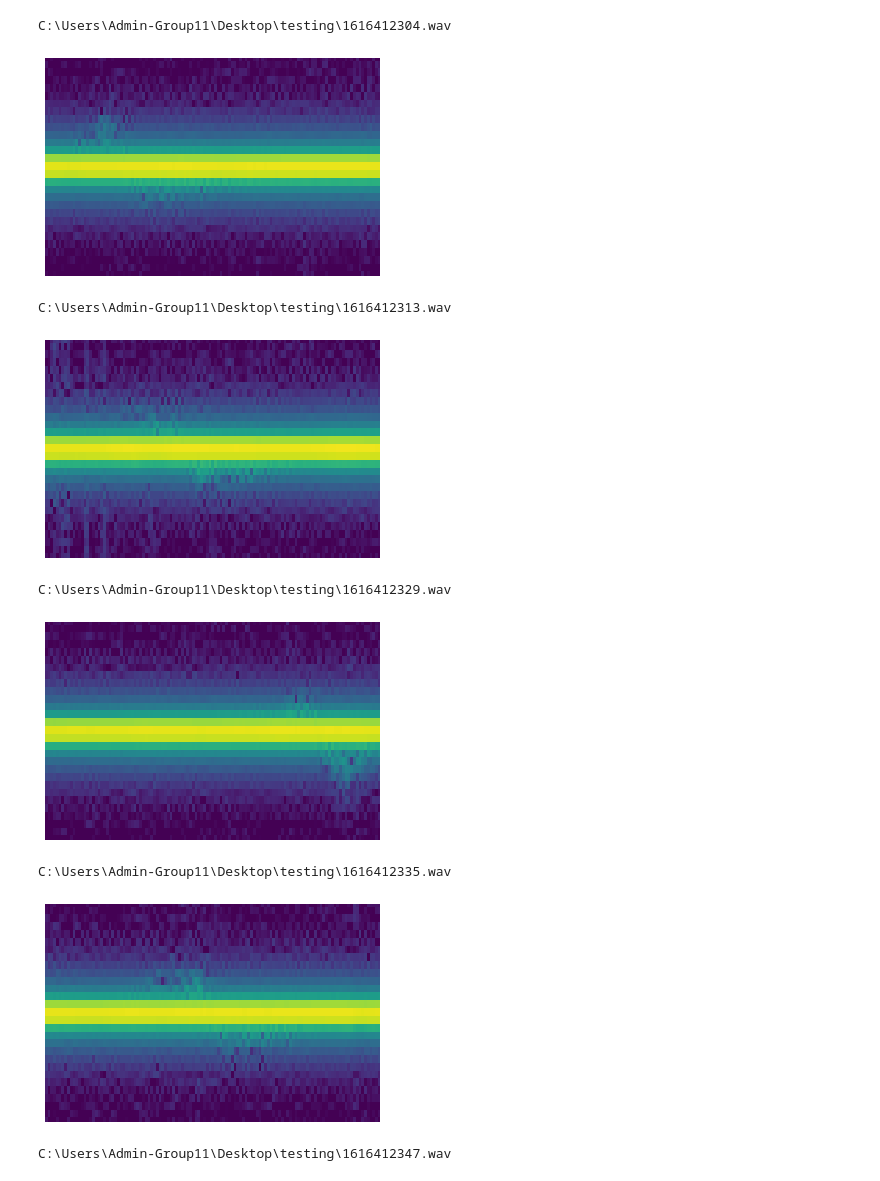
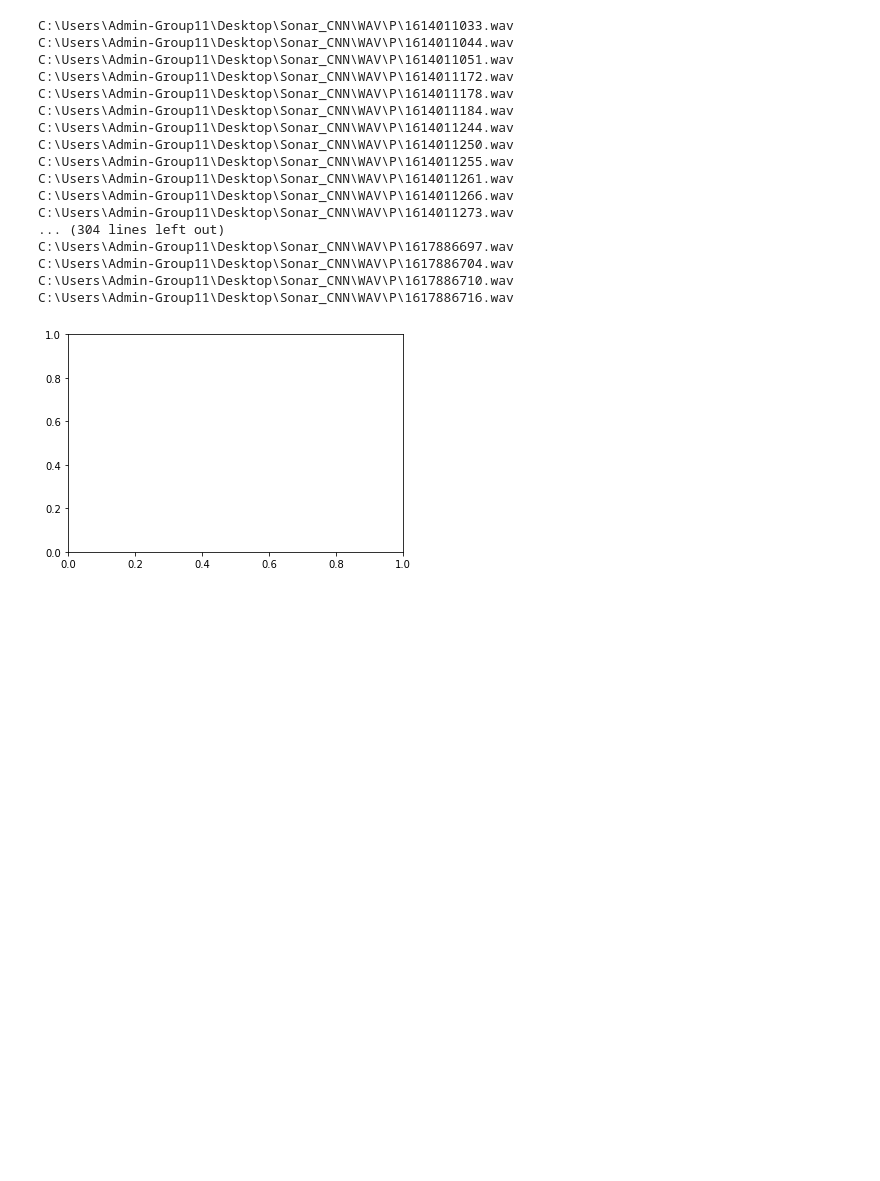
Before and after one commit to Coder747/Spectrogram, a Jupyter notebook: wavetospecrogram.ipynb, the cells around one changed output. Drawn from its saved outputs; the diff is of its cells as text; code cells hidden in the pictures; blank space fills up the shorter version.

```diff
--- a/wavetospecrogram.ipynb
+++ b/wavetospecrogram.ipynb
@@ -29,19 +29,30 @@ def load_files(folder_name):
         plt.ylim((19700, 20300))
         plt.xlim((1.3,2.7))
         plt.axis('off')
-        #plt.savefig("Images_Mono/P/bot/P" + str(counter) + ".png",dpi=300)
+        plt.savefig("Images/P/P" + str(counter) + ".png",dpi=300, bbox_inches='tight',pad_inches = 0)
+        plt.cla()
         counter+=1
-        plt.show()
+        #plt.show()
+        #break
 # %%
 #Load audio
-load_files("C:\\Users\Admin-Group11\Desktop\\testing")
+load_files("C:\\Users\\Admin-Group11\\Desktop\\Sonar_CNN\\WAV\\P")
 # %% [output]
-C:\Users\Admin-Group11\Desktop\testing\1616412304.wav
+C:\Users\Admin-Group11\Desktop\Sonar_CNN\WAV\P\1614011033.wav
+C:\Users\Admin-Group11\Desktop\Sonar_CNN\WAV\P\1614011044.wav
+C:\Users\Admin-Group11\Desktop\Sonar_CNN\WAV\P\1614011051.wav
+C:\Users\Admin-Group11\Desktop\Sonar_CNN\WAV\P\1614011172.wav
+C:\Users\Admin-Group11\Desktop\Sonar_CNN\WAV\P\1614011178.wav
+C:\Users\Admin-Group11\Desktop\Sonar_CNN\WAV\P\1614011184.wav
+C:\Users\Admin-Group11\Desktop\Sonar_CNN\WAV\P\1614011244.wav
+C:\Users\Admin-Group11\Desktop\Sonar_CNN\WAV\P\1614011250.wav
+C:\Users\Admin-Group11\Desktop\Sonar_CNN\WAV\P\1614011255.wav
+C:\Users\Admin-Group11\Desktop\Sonar_CNN\WAV\P\1614011261.wav
+C:\Users\Admin-Group11\Desktop\Sonar_CNN\WAV\P\1614011266.wav
+C:\Users\Admin-Group11\Desktop\Sonar_CNN\WAV\P\1614011273.wav
+... (304 lines left out)
+C:\Users\Admin-Group11\Desktop\Sonar_CNN\WAV\P\1617886697.wav
+C:\Users\Admin-Group11\Desktop\Sonar_CNN\WAV\P\1617886704.wav
+C:\Users\Admin-Group11\Desktop\Sonar_CNN\WAV\P\1617886710.wav
+C:\Users\Admin-Group11\Desktop\Sonar_CNN\WAV\P\1617886716.wav
-[figure, old version]
+[figure, new version]
-C:\Users\Admin-Group11\Desktop\testing\1616412313.wav
-[figure, removed]
-C:\Users\Admin-Group11\Desktop\testing\1616412329.wav
-[figure, removed]
-C:\Users\Admin-Group11\Desktop\testing\1616412335.wav
-[figure, removed]
-C:\Users\Admin-Group11\Desktop\testing\1616412347.wav
```
Also changed, not shown: parts of 1 cell of this notebook, 15 other files.
